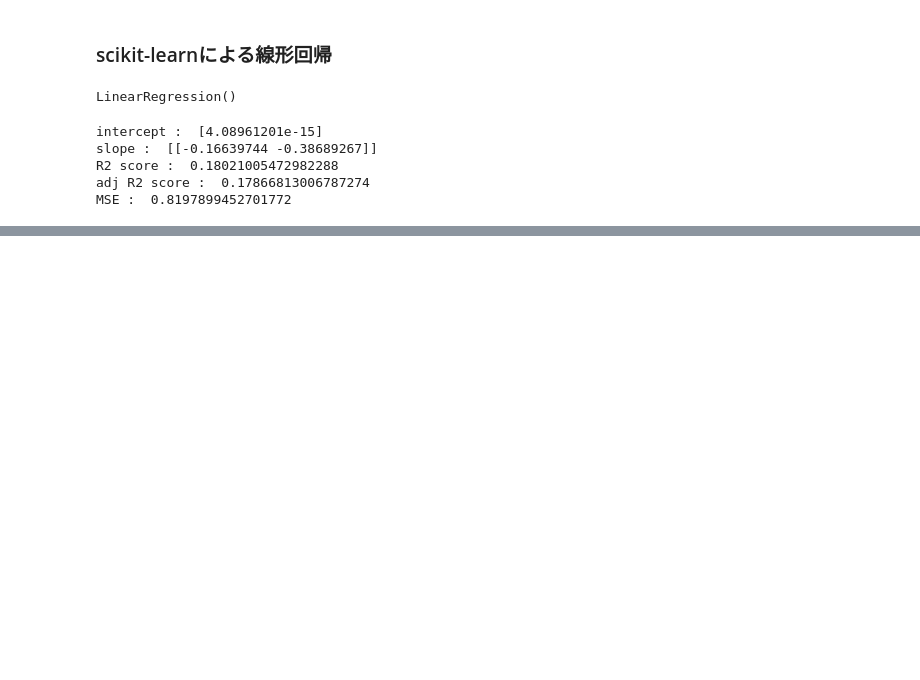
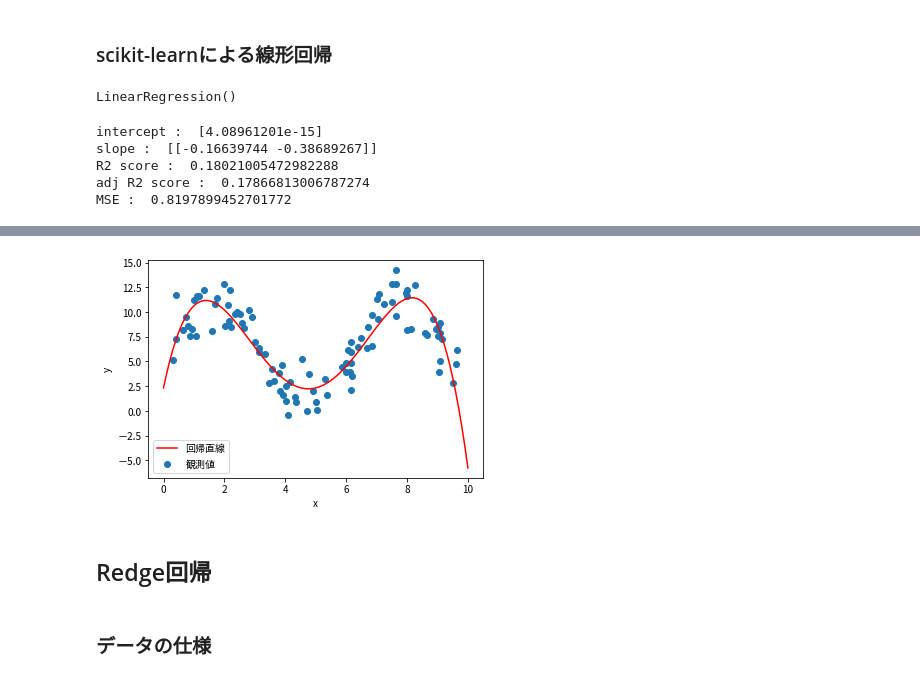
Before and after one commit to chama0623/MachineLearning, a Jupyter notebook: MachineLearning/LinearRegression.ipynb, the cells around one changed output, grey strips where cells are left out. Drawn from its saved outputs; the diff is of its cells as text; code cells hidden in the pictures; blank space fills up the shorter version.

```diff
--- a/MachineLearning/LinearRegression.ipynb
+++ b/MachineLearning/LinearRegression.ipynb
@@ -204,0 +233,18 @@ MSE :  0.8197899452701772
+# %%
+x_line = np.linspace(0,10,101).reshape(-1,1)
+x_line_poly = poly_features.transform(x_line)
+y_line = model.predict(x_line_poly)
+
+plt.figure(facecolor="white")
+plt.scatter(X,y,label="観測値")
+plt.plot(x_line,y_line,color="r",label="回帰直線")
+plt.xlabel("x")
+plt.ylabel("y")
+plt.legend()
+plt.show()
+# %% [output]
+[figure, added]
+# %% [markdown]
+## Redge回帰
+# %% [markdown]
+### データの仕様
```
Also changed, not shown: parts of 33 cells of this notebook, 5 other files.
